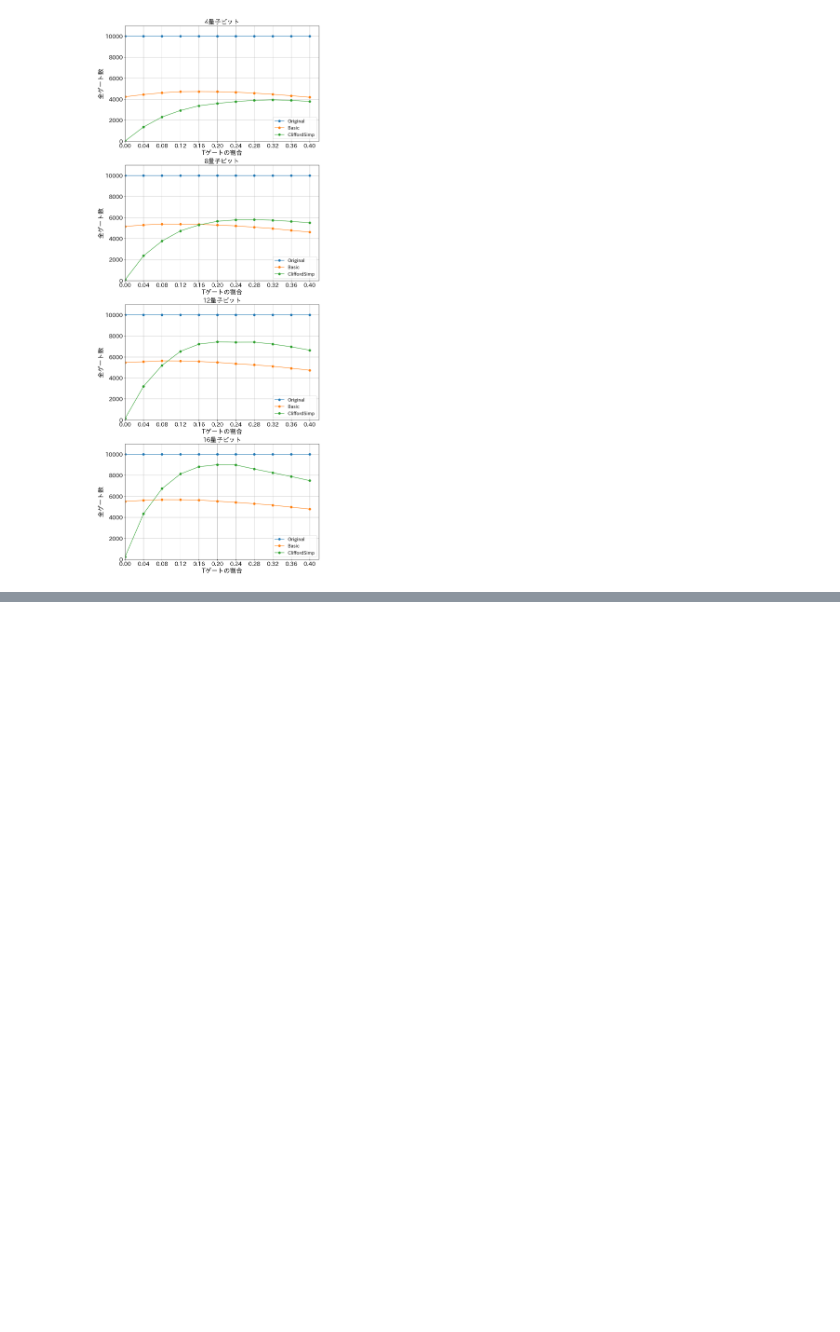
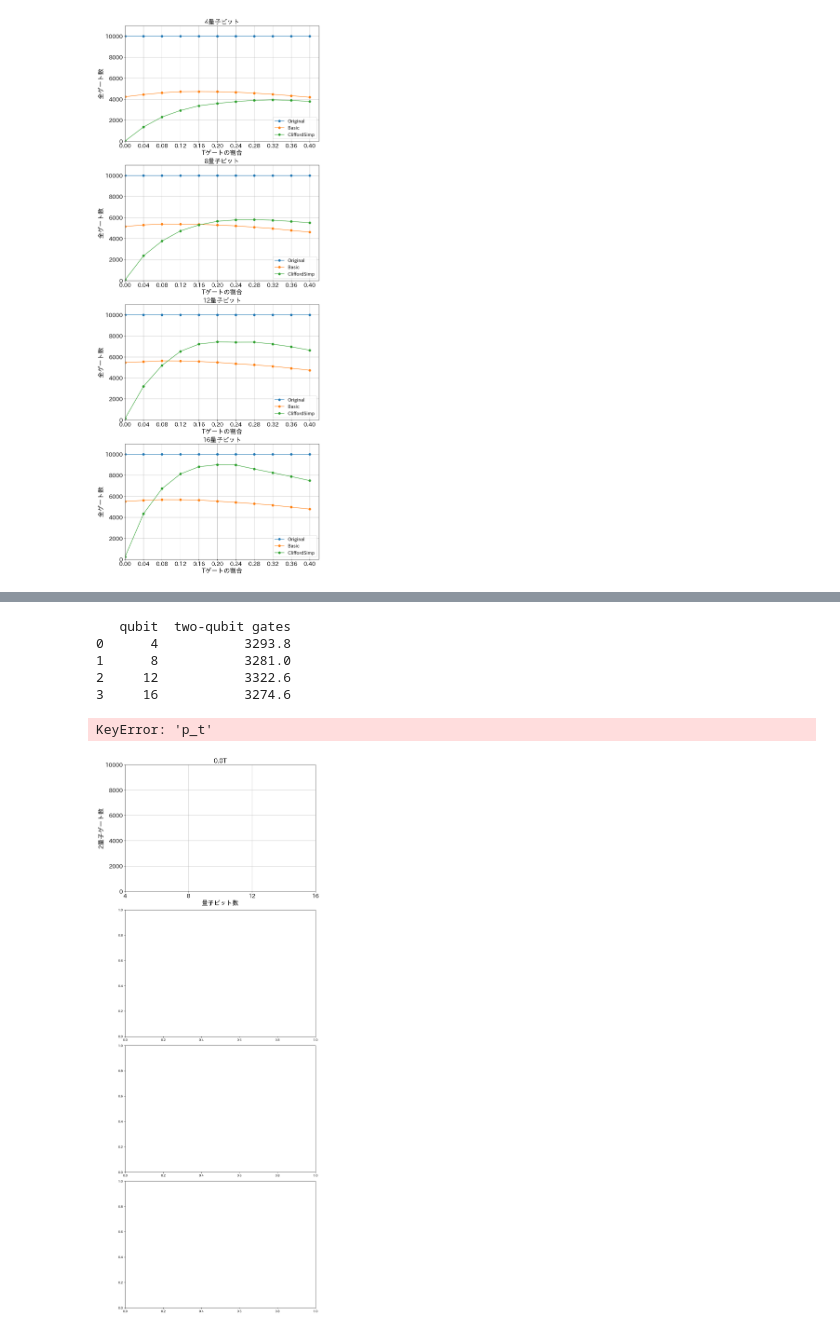
Before and after one commit to ryo02puyopuyo/forpyzx, a Jupyter notebook: creategraph/0120create_soturon_1.ipynb, the cells around one changed output, grey strips where cells are left out. Cells and saved outputs as stored; diff of their text form; code cells hidden in the pictures; blank space fills up the shorter version.

```diff
--- a/creategraph/0120create_soturon_1.ipynb
+++ b/creategraph/0120create_soturon_1.ipynb
@@ -160,0 +164,41 @@ plt.show()
+# %%
+# 1qubit ゲート数
+qubits = [4,8,12,16]
+gates = 10000
+p_t_lists = [i * 0.04 for i in range(0, 11)]
+optimize_name = ["Original","Basic","CliffordSimp"]
+
+#fig,axes = plt.subplots(7,11)
+fig, ax = plt.subplots(len(qubits),figsize=(10, 25),constrained_layout=True)
+
+#p_tを変化させた時のゲート数
+for p_t in range(len(p_t_lists)):
+        ax[p_t].set_title(f"{p_t_lists[p_t]}T",fontsize=20)
+        ax[p_t].set_xlabel("量子ビット数",fontsize=20)
+        ax[p_t].set_ylabel("2量子ゲート数",fontsize=20)
+        ax[p_t].set_xlim(qubits[0],qubits[-1])
+        ax[p_t].set_xticks(qubits)
+        ax[p_t].set_ylim(0,gates)
+        ax[p_t].grid(True)
+        ax[p_t].tick_params(labelsize=18)
+
+        for optimize in optimize_name:
+            data = df[(df["optimize_name"] == optimize) &  (df["p_t"] == p_t_lists[p_t]) ]
+
+            mean_data = (data.groupby("qubit", as_index=False)["two-qubit gates"].mean())
+            print(mean_data)
+            #print(mean_data[mean_data["p_t"] == 0.04] , optimize ,qubits[qubit])
+
+            ax[p_t].plot(mean_data["p_t"],mean_data["two-qubit gates"],plot_style,linestyle='-',markersize=7,label=optimize)
+            ax[p_t].legend(fontsize=15)
+#plt.savefig("/home/rest/forpyzx/soturon_gazou/two-qubit_gates.pdf", format="pdf")
+
+plt.show()
+# %% [output]
+   qubit  two-qubit gates
+0      4           3293.8
+1      8           3281.0
+2     12           3322.6
+3     16           3274.6
+KeyError: 'p_t'
+[figure, added]
```
Also changed, not shown: parts of 4 cells of this notebook, 4 other files.
